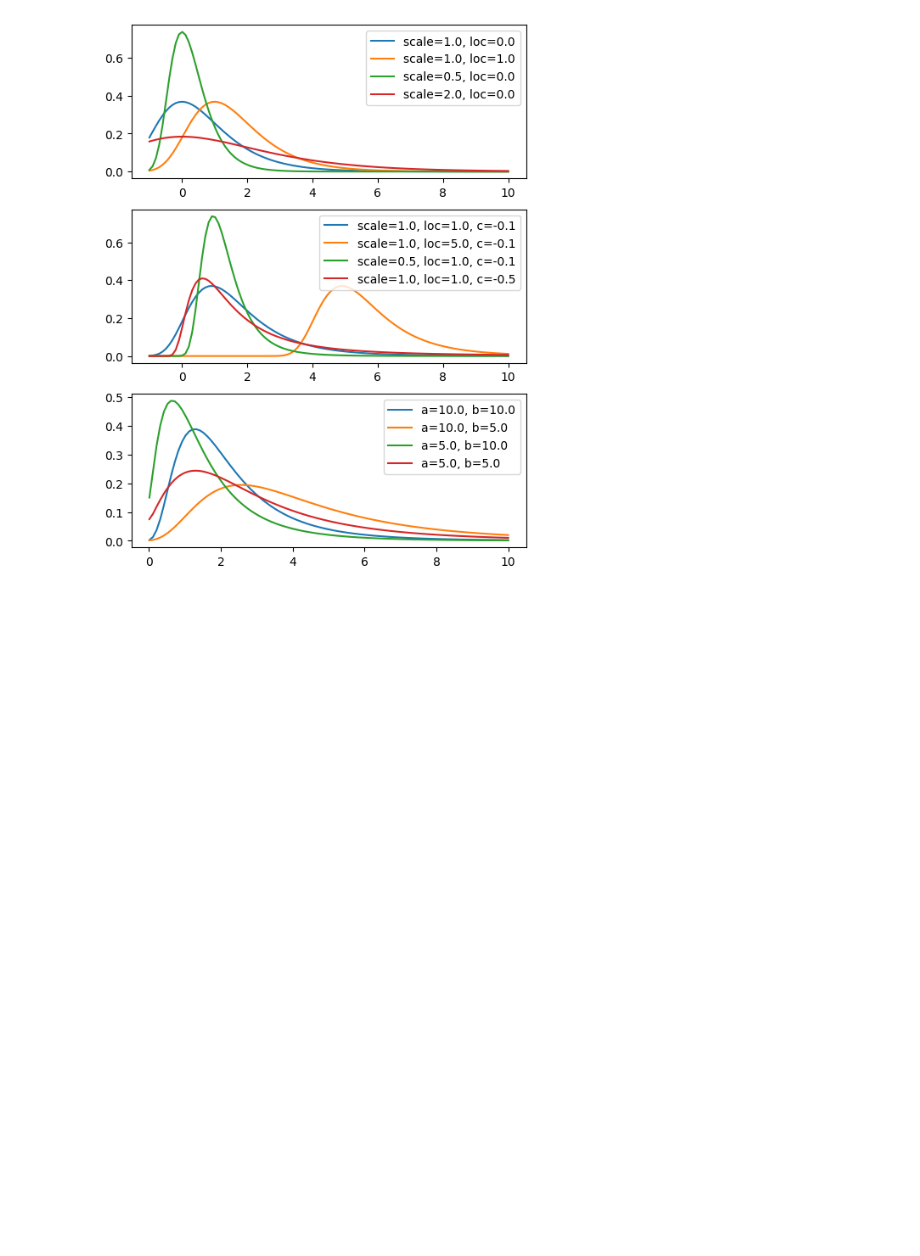
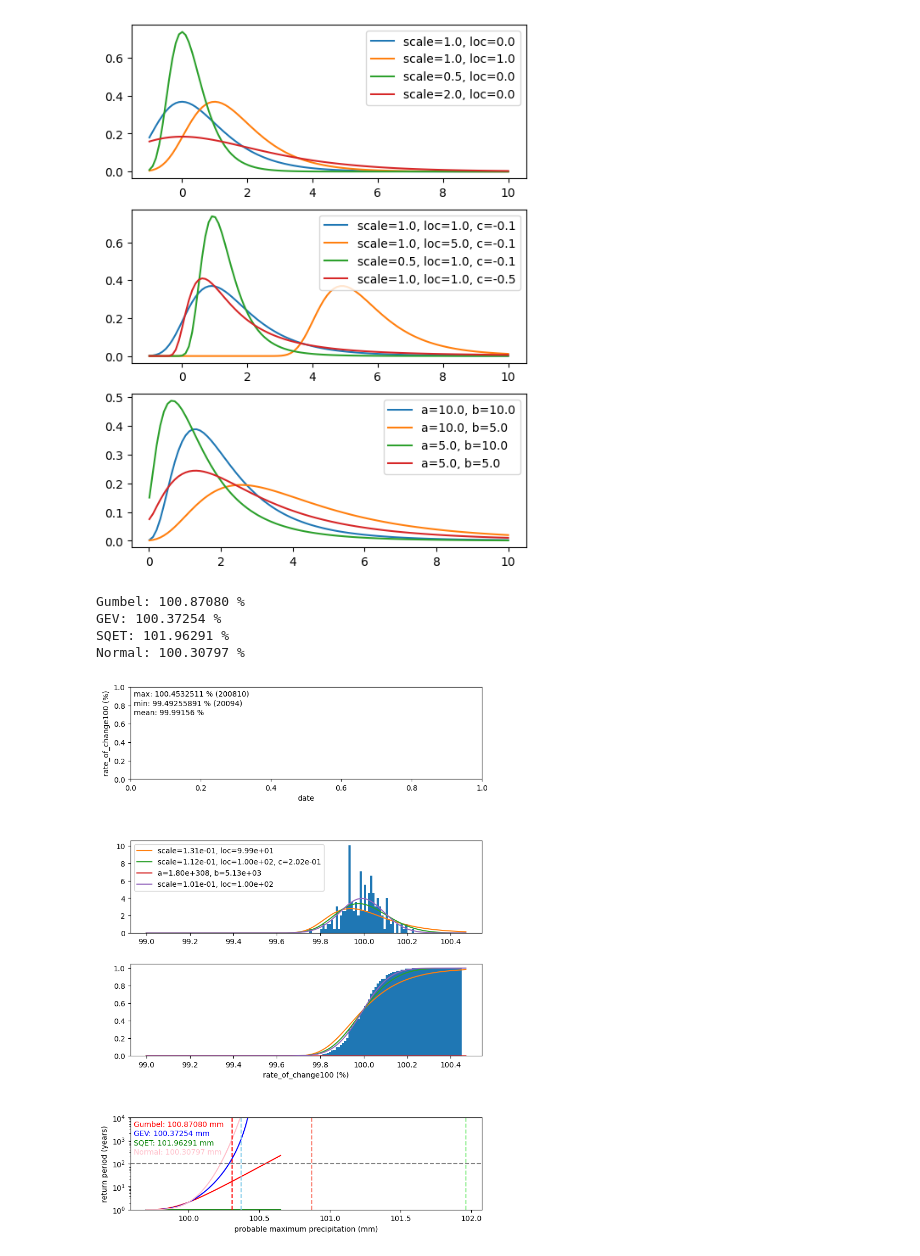
Before and after one commit to TomoharuKurosu/Tomoaharu_Kurosu_2023, a Jupyter notebook: 100年に一度_株価変化率.ipynb, the cells around one changed output. Saved outputs shown, nothing was run; the diff lists cells and outputs as text; code cells hidden in the pictures; blank space fills up the shorter version.

```diff
--- a/100年に一度_株価変化率.ipynb
+++ b/100年に一度_株価変化率.ipynb
@@ -9,16 +9,24 @@ Drive already mounted at /content/drive; to attempt to forcibly remount, call dr
 # %%
 #データの読み込み 後で変更
-df = pd.read_csv("/content/drive/MyDrive/demo.csv")
+df = pd.read_csv("/content/drive/MyDrive/stock_200_2.csv")
 import matplotlib.pyplot as plt
 import numpy as np
 from scipy.optimize import fsolve
+#confidence
 # %%
 date = df["date"].values
-rate_of_change100 = df["mitui"].values
+rate_of_change100 = df["Kweichow Moutai Co., Ltd. (SHSE:600519)"].values
 
 # ndarrayに変換
 date = np.array(date)
 rate_of_change100 = np.array(rate_of_change100)
+import numpy as np
+
+# rate_of_change100 の欠損値を検出し、それらの要素を削除
+rate_of_change100 = rate_of_change100[~np.isnan(rate_of_change100)]
+
+# ヒストグラムを表示などの後続の処理を行う
+
 ###################################################3333
 data_count = len(rate_of_change100)
 #------------------------------------------------------------------------------
@@ -34,7 +42,7 @@ ax03 = fig.add_axes([0.10, 0.10, 0.80, 0.20])
 
 # --- plot 1
 # 年最大日降水量を西暦毎にバーグラフで表示
-ax01.bar(date, rate_of_change100)
+#ax01.bar(date, rate_of_change100)
 
 ax01.set_xlabel('date')
 ax01.set_ylabel('rate_of_change100')
@@ -134,7 +142,7 @@ std_normal = np.std(rate_of_change100)
 
 # 正規分布の確率密度関数を生成
 #正規x = np.linspace(min(rate_of_change100), max(rate_of_change100), 1000)
-x = np.linspace(99.7, 0.01*(int(rate_of_change100.max()/0.01) + 2), 20*int((rate_of_change100.max()-99.7)/0.01) + 1)
+#x = np.linspace(99.7, 0.01*(int(rate_of_change100.max()/0.01) + 2), 20*int((rate_of_change100.max()-99.7)/0.01) + 1)
 normal_pdf = ss.norm.pdf(x, mean_normal, std_normal)
 
 # rate_of_change100のヒストグラムと正規分布の確率密度関数を描画
@@ -188,7 +196,7 @@ ax04 = fig.add_axes([0.10, 0.10, 0.80, 0.15])
 
 # --- plot 1
 # 年最大日降水量を西暦毎にバーグラフで表示
-ax01.bar(date, rate_of_change100)
+#ax01.bar(date, rate_of_change100)
 
 ax01.set_xlabel('date')
 ax01.set_ylabel('rate_of_change100 (%)')
@@ -220,7 +228,7 @@ gev = ss.genextreme(c=c_gev, loc=loc_gev, scale=scale_gev)
 #[10*(i+1) for i in range(int(rate_of_change100.max()/10) + 1)]
 #x = np.linspace(0.0, 10.0*(int(rate_of_change100.max()/10) + 1), 20*int(annual_max_daily_prcp.max()/10) + 1)
 bins = [99.7+0.01*(i+1) for i in range(int((rate_of_change100.max()-99.7)/0.01))]
-x = np.linspace(99.7, 0.01*(int(rate_of_change100.max()/0.01) + 2), 20*int((rate_of_change100.max()-99.7)/0.01) + 1)
+x = np.linspace(99.0, 0.01*(int(rate_of_change100.max()/0.01) + 2), 20*int((rate_of_change100.max()-99.0)/0.01) + 1)
 
 # ヒストグラムを表示
 ax02.hist(rate_of_change100, bins=bins, density=True)
@@ -312,36 +320,43 @@ def pp_gev(c, scale, loc, T):
 
 # 平方根指数型最大値分布
 def pp_sqet(a, b, T):
     p = 1.0 - 1.0/T
 
     def f(t):
         return np.log(1.0 + t) - t - np.log(-1.0/a*np.log(p))
 
     sol = root_scalar(f=f, method='newton', x0=100.0)
     x = sol.root**2/b
 
     return x
 
-
-
 # 再現期間50年の確率降水量を算出し、線を引く
 ax04.axhline(100.0, color='gray', linestyle='dashed')
 ax04.axvline([pp_gumbel(scale_gumbel, loc_gumbel, 1200.0)], color='salmon', linestyle='dashed')
 ax04.axvline([pp_gev(c_gev, scale_gev, loc_gev, 1200.0)], color='skyblue', linestyle='dashed')
 ax04.axvline([pp_sqet(a_sqet, b_sqet, 1200.0)], color='lightgreen', linestyle='dashed')
 ax04.axvline([pp_normal(std_normal,mean_normal, 1200.0)], color='red', linestyle='dashed')
 #pp_normal(std_normal,mean_normal, T)
 # グラフ上に再現期間50年の確率降水量の値を書く
 fig.text(0.01, 0.9, f'Gumbel: {pp_gumbel(scale_gumbel, loc_gumbel, 1200.0):.5f} mm', color='red', transform=ax04.transAxes)
 fig.text(0.01, 0.8, f'GEV: {pp_gev(c_gev, scale_gev, loc_gev, 1200.0):.5f} mm', color='blue', transform=ax04.transAxes)
 fig.text(0.01, 0.7, f'SQET: {pp_sqet(a_sqet, b_sqet, 1200.0):.5f} mm', color='green', transform=ax04.transAxes)
 fig.text(0.01, 0.6, f'Normal: {pp_normal(std_normal,mean_normal, 1200.0):.5f} mm', color='pink', transform=ax04.transAxes)
 #pp_normal(std_normal,mean_normal, T)
 
-
+print(f'Gumbel: {pp_gumbel(scale_gumbel, loc_gumbel, 1200.0):.5f} %')
+print(f'GEV: {pp_gev(c_gev, scale_gev, loc_gev, 1200.0):.5f} %')
+print(f'SQET: {pp_sqet(a_sqet, b_sqet, 1200.0):.5f} %')
+print(f'Normal: {pp_normal(std_normal,mean_normal, 1200.0):.5f} %')
 #------------------------------------------------------------------------------
 # --- 図の保存
 plt.savefig(out_fig_path, transparent=False)
+# %% [output]
+Gumbel: 100.87080 %
+GEV: 100.37254 %
+SQET: 101.96291 %
+Normal: 100.30797 %
+[figure, added]
 # %%
 #12.12は0.99=x/1200  x=1188  1200/1188   T=1/0.99*12   T=1/0.01*12
 denominator_gumbel = pp_gumbel(scale_gumbel, loc_gumbel, 1200.0)-pp_gumbel(scale_gumbel, loc_gumbel, 12.121212)
```
Also changed, not shown: parts of 3 cells of this notebook.
